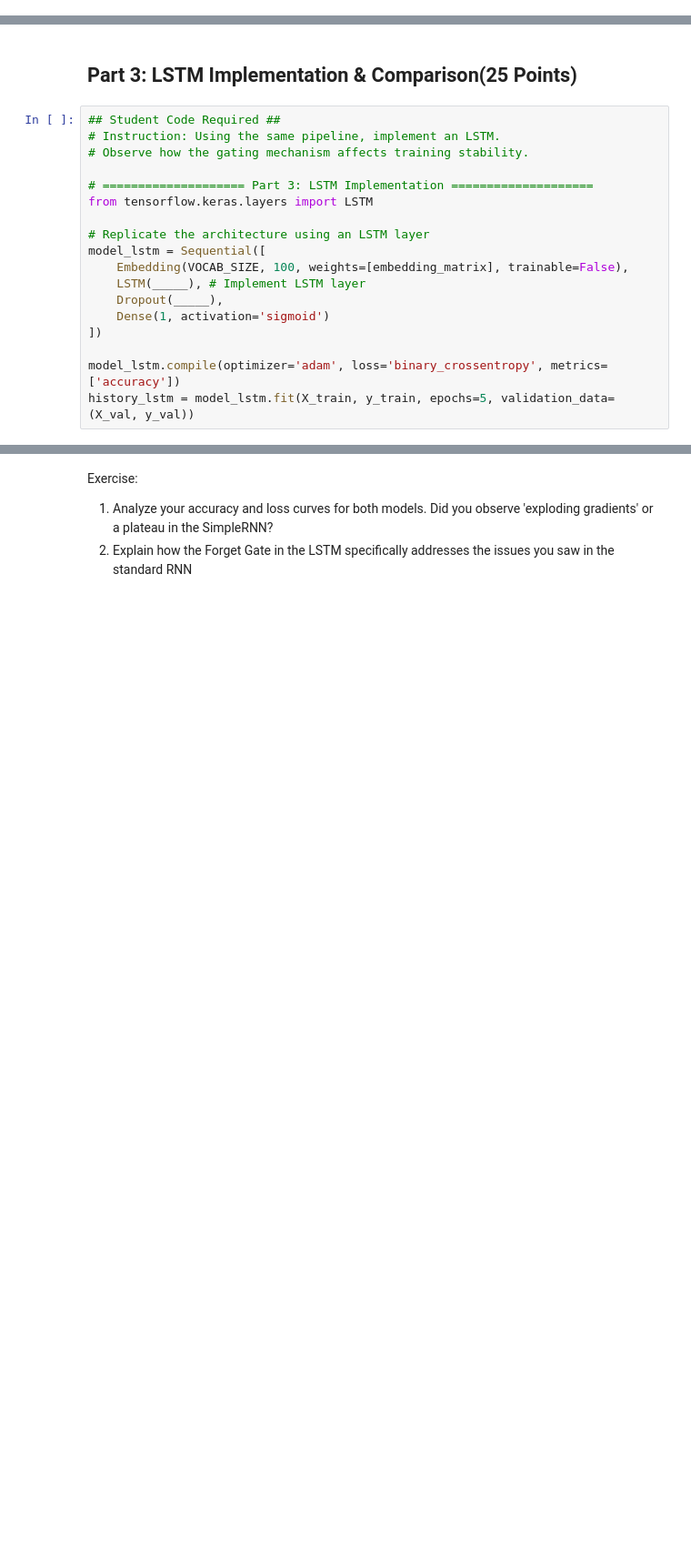
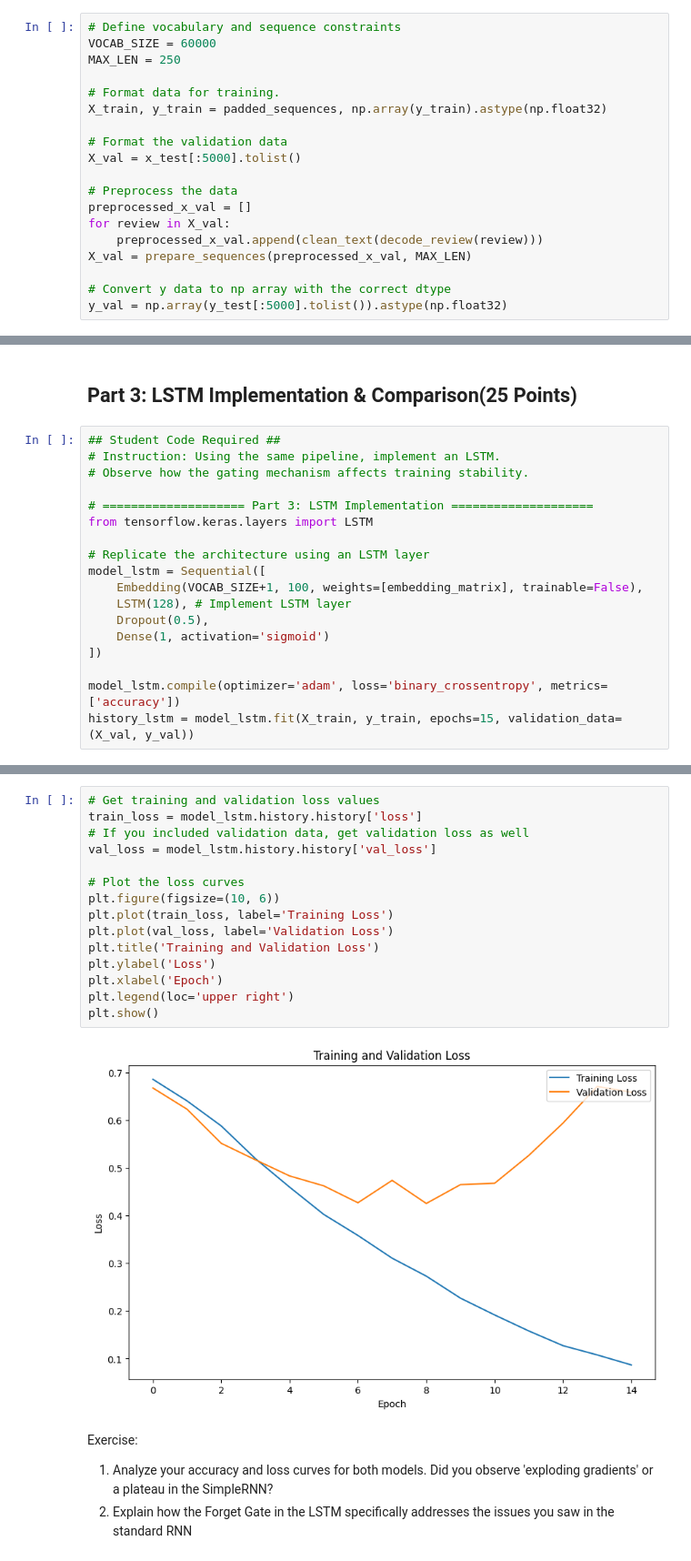
Before and after one commit to rcwaterman/DSE6212, a Jupyter notebook: Module 4/Module_4_Assignment_RNN_LSTM-1.ipynb, the cells around one changed output, grey strips where cells are left out. Shown at 91% size. Cells and saved outputs as stored; diff of their text form; blank space fills up the shorter version.

```diff
--- a/Module 4/Module_4_Assignment_RNN_LSTM-1.ipynb
+++ b/Module 4/Module_4_Assignment_RNN_LSTM-1.ipynb
@@ -54,5 +216,24 @@ Exercise:
 # %% [markdown]
 ## Part 2: RNN Implementation & Loss Curves (25 Points)
+# %%
+# Define vocabulary and sequence constraints
+VOCAB_SIZE = 60000
+MAX_LEN = 250
+
+# Format data for training.
+X_train, y_train = padded_sequences, np.array(y_train).astype(np.float32)
+
+# Format the validation data
+X_val = x_test[:5000].tolist()
+
+# Preprocess the data
+preprocessed_x_val = []
+for review in X_val:
+    preprocessed_x_val.append(clean_text(decode_review(review)))
+X_val = prepare_sequences(preprocessed_x_val, MAX_LEN)
+
+# Convert y data to np array with the correct dtype
+y_val = np.array(y_test[:5000].tolist()).astype(np.float32)
 # %%
 ## Student Code Required ##
 # Instruction: Implement a SimpleRNN.
@@ -90,11 +327,11 @@ from tensorflow.keras.layers import LSTM
 
 # Replicate the architecture using an LSTM layer
 model_lstm = Sequential([
-    Embedding(VOCAB_SIZE, 100, weights=[embedding_matrix], trainable=False),
-    LSTM(_____), # Implement LSTM layer
-    Dropout(_____),
+    Embedding(VOCAB_SIZE+1, 100, weights=[embedding_matrix], trainable=False),
+    LSTM(128), # Implement LSTM layer
+    Dropout(0.5),
     Dense(1, activation='sigmoid')
 ])
 
 model_lstm.compile(optimizer='adam', loss='binary_crossentropy', metrics=['accuracy'])
-history_lstm = model_lstm.fit(X_train, y_train, epochs=5, validation_data= (X_val, y_val))
+history_lstm = model_lstm.fit(X_train, y_train, epochs=15, validation_data= (X_val, y_val))
@@ -101,3 +356,20 @@ history_lstm = model_lstm.fit(X_train, y_train, epochs=5, validation_data= (X_va
+# %%
+# Get training and validation loss values
+train_loss = model_lstm.history.history['loss']
+# If you included validation data, get validation loss as well
+val_loss = model_lstm.history.history['val_loss']
+
+# Plot the loss curves
+plt.figure(figsize=(10, 6))
+plt.plot(train_loss, label='Training Loss')
+plt.plot(val_loss, label='Validation Loss')
+plt.title('Training and Validation Loss')
+plt.ylabel('Loss')
+plt.xlabel('Epoch')
+plt.legend(loc='upper right')
+plt.show()
+# %% [output]
+[figure, added]
 # %% [markdown]
 Exercise:
 1.   Analyze your accuracy and loss curves for both models. Did you observe 'exploding gradients' or a plateau in the SimpleRNN?
```
Also changed, not shown: parts of 49 cells of this notebook, 2 other files.
